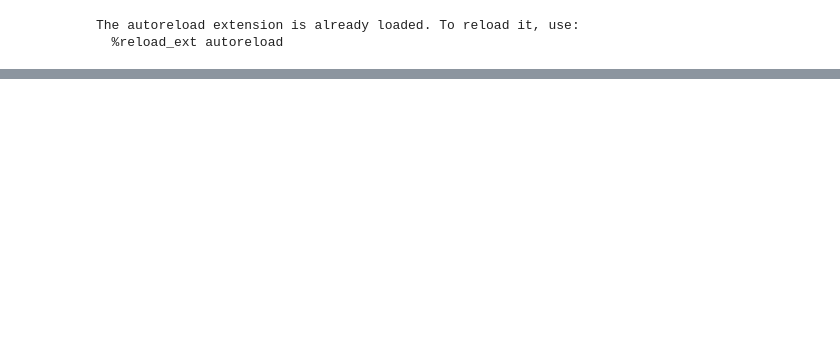
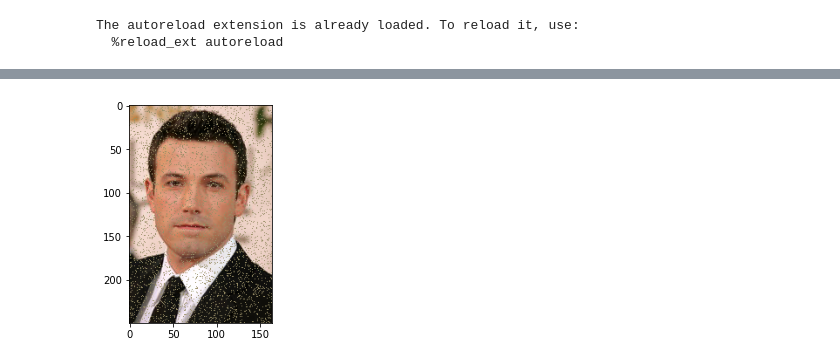
Before and after one commit to YacineAll/Image_Inpainting_via_Sparse_Representation, a Jupyter notebook: src/Untitled.ipynb, the cells around one changed output, grey strips where cells are left out. Saved outputs shown, nothing was run; the diff lists cells and outputs as text; code cells hidden in the pictures; blank space fills up the shorter version.

```diff
--- a/src/Untitled.ipynb
+++ b/src/Untitled.ipynb
@@ -44,0 +57,4 @@ Image.fromarray(np.uint8(change_color(out,"HSV","RGB"))).save(f'{output}/lenna{i
+# %%
+show_im(change_color(out,"HSV","RGB"))
+# %% [output]
+[figure, added]
```
Also changed, not shown: parts of 5 cells of this notebook, 16 other files.
